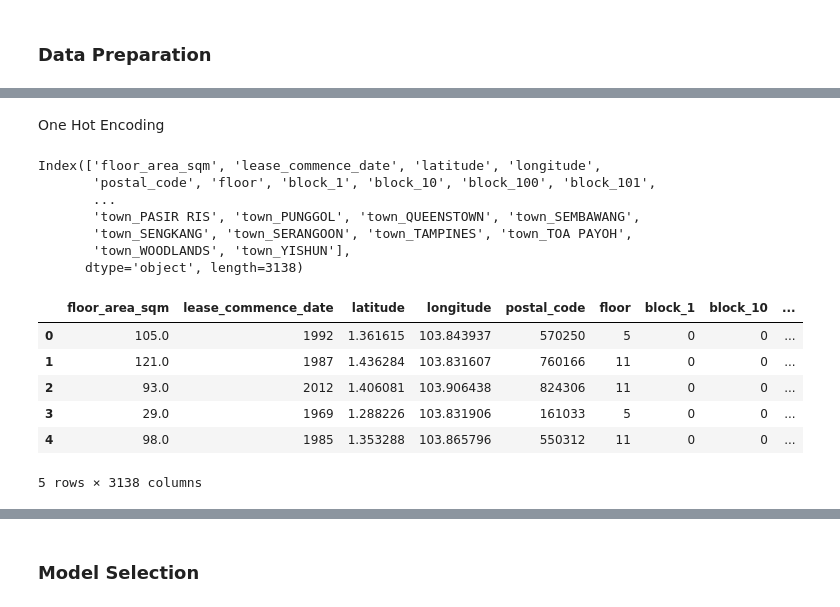
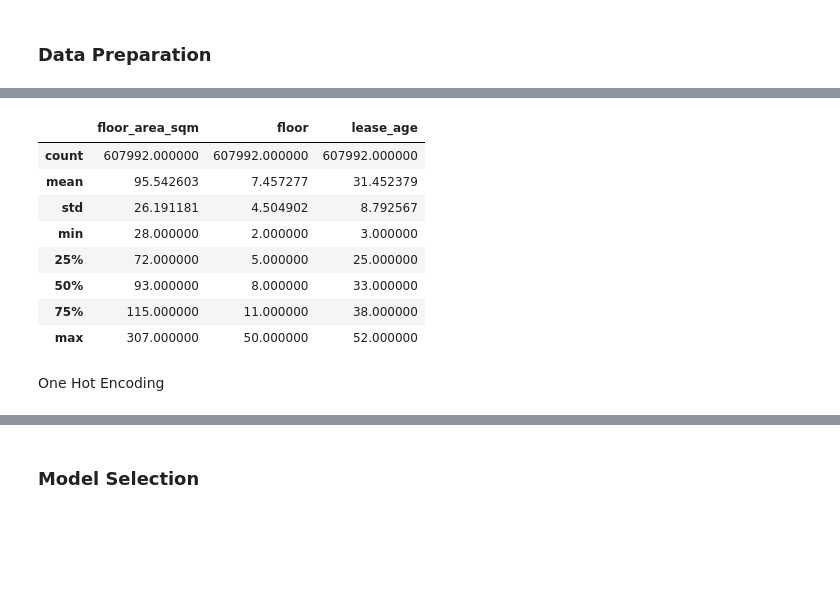
Before and after one commit to jcsgo/pythonprojects, a Jupyter notebook: Yidu/Homework 1.ipynb, the cells around one changed output, grey strips where cells are left out. Saved outputs shown, nothing was run; the diff lists cells and outputs as text; code cells hidden in the pictures; blank space fills up the shorter version.

```diff
--- a/Yidu/Homework 1.ipynb
+++ b/Yidu/Homework 1.ipynb
@@ -142,0 +159,37 @@ memory usage: 15.1+ MB
+# %%
+# creating new variables
+x_train_data['lease_age'] = 2018 - x_train_data['lease_commence_date']
+x_test_data['lease_age'] = 2018 - x_test_data['lease_commence_date']
+# %%
+# dropping variables
+
+# street name - TOO MANY UNIQUE POINTS, PROBLEM WITH ENCODING
+x_train_data = x_train_data.loc[:, x_train_data.columns != 'street_name']
+x_test_data = x_test_data.loc[:, x_test_data.columns != 'street_name']
+
+# floor and storey range too similar, will drop STOREY RANGE
+x_train_data = x_train_data.loc[:, x_train_data.columns != 'storey_range']
+x_test_data = x_test_data.loc[:, x_test_data.columns != 'storey_range']
+
+# lease age > lease commence date, dropp lease commence date
+x_train_data = x_train_data.loc[:, x_train_data.columns != 'lease_commence_date']
+x_test_data = x_test_data.loc[:, x_test_data.columns != 'lease_commence_date']
+
+# dropping postal code - since we already have town
+x_train_data = x_train_data.loc[:, x_train_data.columns != 'postal_code']
+x_test_data = x_test_data.loc[:, x_test_data.columns != 'postal_code']
+
+# dropping block - too unique, probably not that important
+x_train_data = x_train_data.loc[:, x_train_data.columns != 'block']
+x_test_data = x_test_data.loc[:, x_test_data.columns != 'block']
+
+# dropping lat and long - already have town
+x_train_data = x_train_data.loc[:, x_train_data.columns != 'latitude']
+x_test_data = x_test_data.loc[:, x_test_data.columns != 'latitude']
+
+x_train_data = x_train_data.loc[:, x_train_data.columns != 'longitude']
+x_test_data = x_test_data.loc[:, x_test_data.columns != 'longitude']
+
+# dropping month - already have lease_age
+x_train_data = x_train_data.loc[:, x_train_data.columns != 'month']
+x_test_data = x_test_data.loc[:, x_test_data.columns != 'month']
@@ -144,28 +240,17 @@ memory usage: 15.1+ MB
 #filling NA's with the median of the column:
 x_train_data = x_train_data.fillna(x_train_data.median())
 x_test_data = x_test_data.fillna(x_test_data.median())
+# %%
+x_train_data.describe()
+# %% [output]
+|  | floor_area_sqm | floor | lease_age |
+| count | 607992.000000 | 607992.000000 | 607992.000000 |
+| mean | 95.542603 | 7.457277 | 31.452379 |
+| std | 26.191181 | 4.504902 | 8.792567 |
+| min | 28.000000 | 2.000000 | 3.000000 |
+| 25% | 72.000000 | 5.000000 | 25.000000 |
+| 50% | 93.000000 | 8.000000 | 33.000000 |
+| 75% | 115.000000 | 11.000000 | 38.000000 |
+| max | 307.000000 | 50.000000 | 52.000000 |
 # %% [markdown]
 One Hot Encoding
-# %%
-x_train_data = pd.get_dummies(x_train_data)
-
-# Visualize
-x_train_data.columns
-# %% [output]
-Index(['floor_area_sqm', 'lease_commence_date', 'latitude', 'longitude',
-       'postal_code', 'floor', 'block_1', 'block_10', 'block_100', 'block_101',
-       ...
-       'town_PASIR RIS', 'town_PUNGGOL', 'town_QUEENSTOWN', 'town_SEMBAWANG',
-       'town_SENGKANG', 'town_SERANGOON', 'town_TAMPINES', 'town_TOA PAYOH',
-       'town_WOODLANDS', 'town_YISHUN'],
-      dtype='object', length=3138)
-# %%
-x_train_data.head()
-# %% [output]
-|  | floor_area_sqm | lease_commence_date | latitude | longitude | postal_code | floor | block_1 | block_10 | ... |
-| 0 | 105.0 | 1992 | 1.361615 | 103.843937 | 570250 | 5 | 0 | 0 | ... |
-| 1 | 121.0 | 1987 | 1.436284 | 103.831607 | 760166 | 11 | 0 | 0 | ... |
-| 2 | 93.0 | 2012 | 1.406081 | 103.906438 | 824306 | 11 | 0 | 0 | ... |
-| 3 | 29.0 | 1969 | 1.288226 | 103.831906 | 161033 | 5 | 0 | 0 | ... |
-| 4 | 98.0 | 1985 | 1.353288 | 103.865796 | 550312 | 11 | 0 | 0 | ... |
-5 rows × 3138 columns
```
Also changed, not shown: parts of 14 cells of this notebook.
